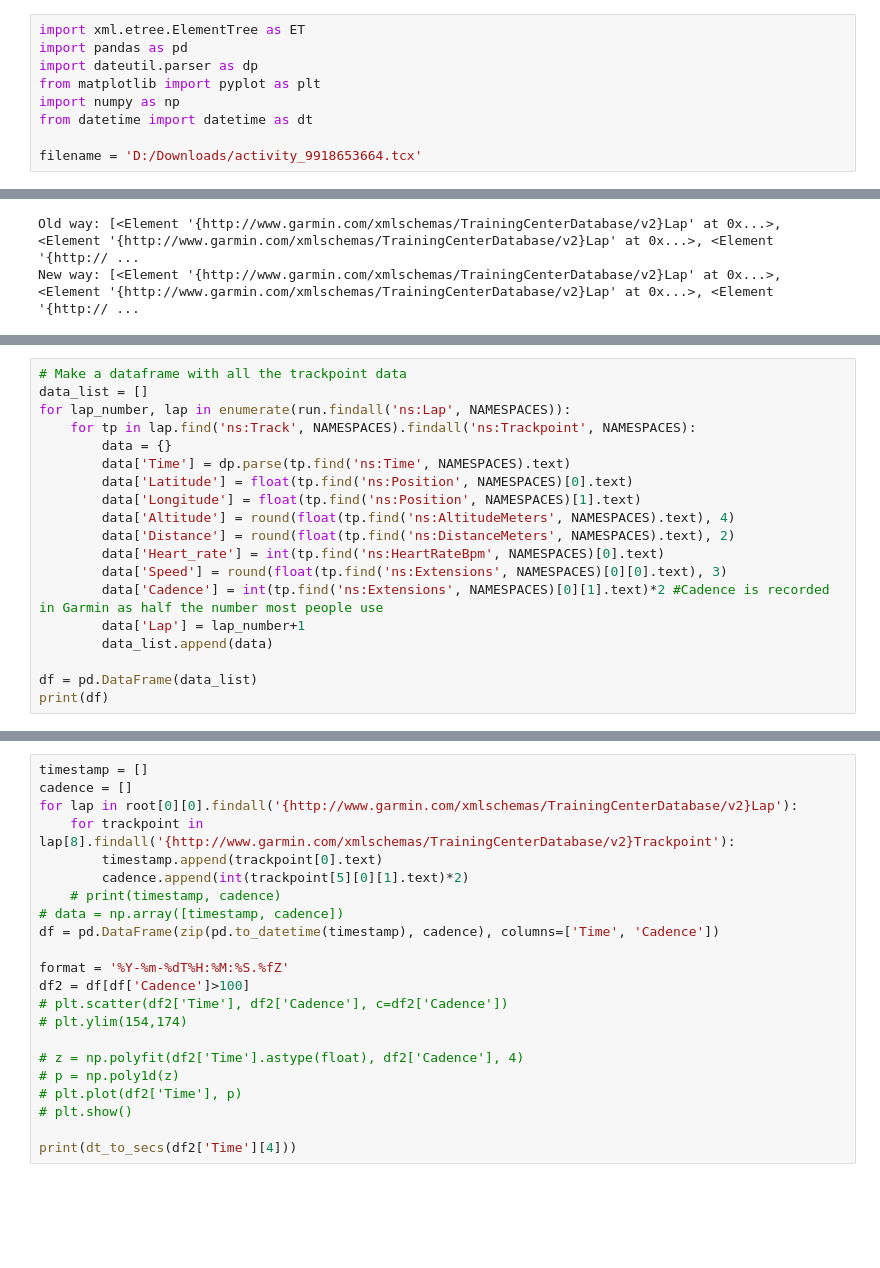
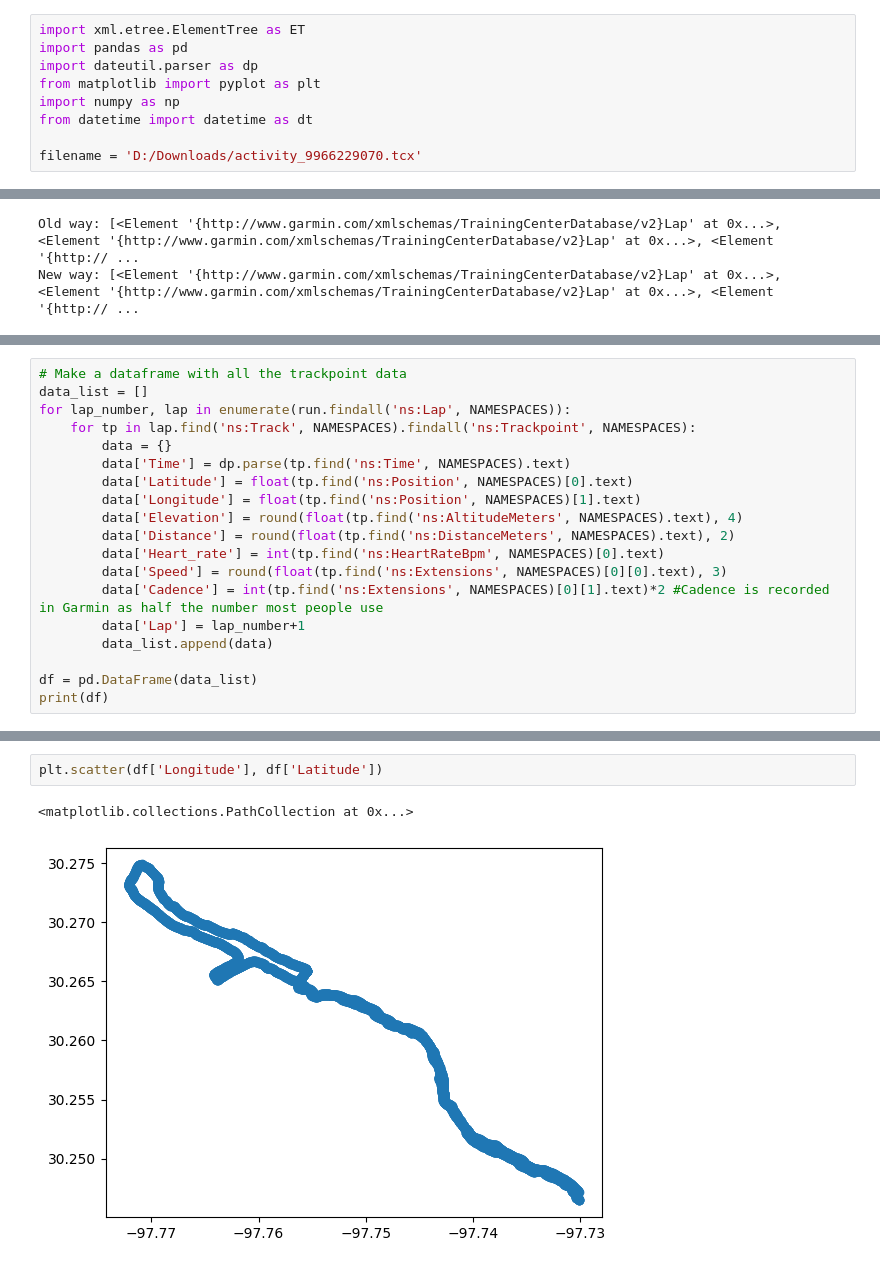
Before and after one commit to Elliot-Bl/GarminTCXtoCSV, a Jupyter notebook: parse garmin.ipynb, the cells around one changed output, grey strips where cells are left out. Drawn from its saved outputs; the diff is of its cells as text; blank space fills up the shorter version.

```diff
--- a/parse garmin.ipynb
+++ b/parse garmin.ipynb
@@ -6,7 +6,7 @@ from matplotlib import pyplot as plt
 import numpy as np
 from datetime import datetime as dt
 
-filename = 'D:/Downloads/activity_9918653664.tcx'
+filename = 'D:/Downloads/activity_9966229070.tcx'
 # %%
 tree = ET.parse(filename)
 root = tree.getroot()
@@ -143,7 +143,7 @@ for lap_number, lap in enumerate(run.findall('ns:Lap', NAMESPACES)):
         data['Time'] = dp.parse(tp.find('ns:Time', NAMESPACES).text)
         data['Latitude'] = float(tp.find('ns:Position', NAMESPACES)[0].text)
         data['Longitude'] = float(tp.find('ns:Position', NAMESPACES)[1].text)
-        data['Altitude'] = round(float(tp.find('ns:AltitudeMeters', NAMESPACES).text), 4)
+        data['Elevation'] = round(float(tp.find('ns:AltitudeMeters', NAMESPACES).text), 4)
         data['Distance'] = round(float(tp.find('ns:DistanceMeters', NAMESPACES).text), 2)
         data['Heart_rate'] = int(tp.find('ns:HeartRateBpm', NAMESPACES)[0].text)
         data['Speed'] = round(float(tp.find('ns:Extensions', NAMESPACES)[0][0].text), 3)
@@ -174,22 +174,5 @@ print(df)
-# %%
-timestamp = []
-cadence = []
-for lap in root[0][0].findall('{http://www.garmin.com/xmlschemas/TrainingCenterDatabase/v2}Lap'):
-    for trackpoint in lap[8].findall('{http://www.garmin.com/xmlschemas/TrainingCenterDatabase/v2}Trackpoint'):
-        timestamp.append(trackpoint[0].text)
-        cadence.append(int(trackpoint[5][0][1].text)*2)
-    # print(timestamp, cadence)
-# data = np.array([timestamp, cadence])
-df = pd.DataFrame(zip(pd.to_datetime(timestamp), cadence), columns=['Time', 'Cadence'])
-
-format = '%Y-%m-%dT%H:%M:%S.%fZ'
-df2 = df[df['Cadence']>100]
-# plt.scatter(df2['Time'], df2['Cadence'], c=df2['Cadence'])
-# plt.ylim(154,174)
-
-# z = np.polyfit(df2['Time'].astype(float), df2['Cadence'], 4)
-# p = np.poly1d(z)
-# plt.plot(df2['Time'], p)
-# plt.show()
-
-print(dt_to_secs(df2['Time'][4]))
+# %%
+plt.scatter(df['Longitude'], df['Latitude'])
+# %% [output]
+<matplotlib.collections.PathCollection at 0x...>
+[figure, added]
```
Also changed, not shown: parts of 13 cells of this notebook, 1 other file.
